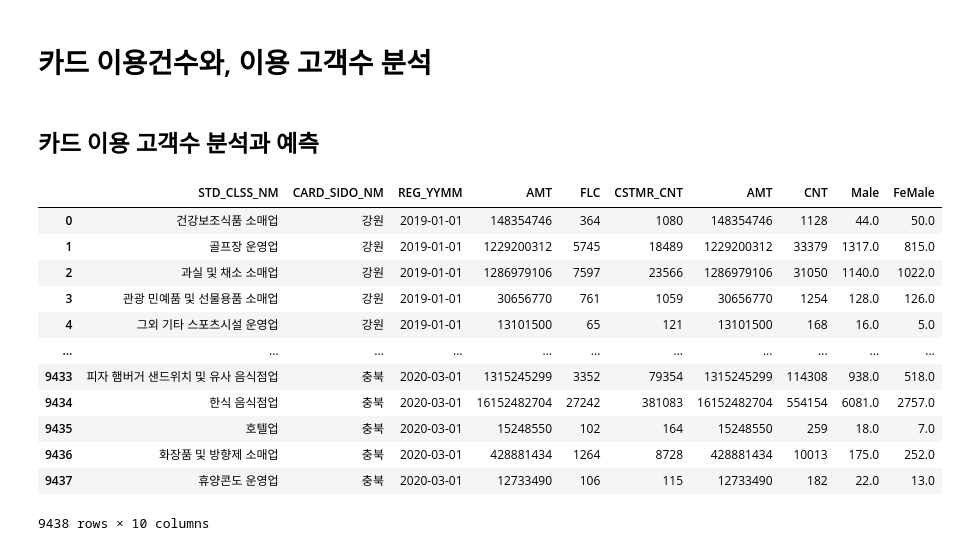
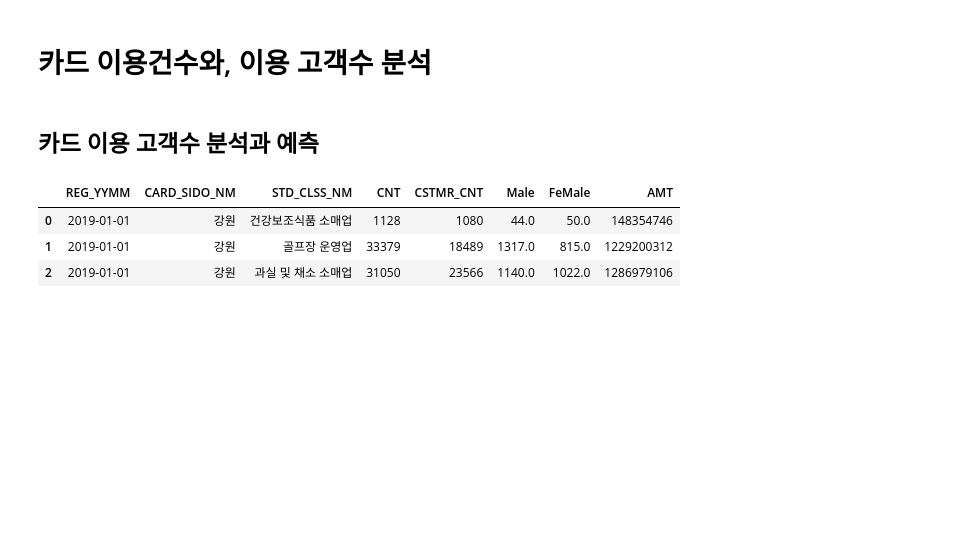
Before and after one commit to brainer3220/Jeju_CreditCard_Compete, a Jupyter notebook: 제주_빅데이터_경진대회.ipynb, the cells around one changed output. Drawn from its saved outputs; the diff is of its cells as text; code cells hidden in the pictures; blank space fills up the shorter version.

```diff
--- a/제주_빅데이터_경진대회.ipynb
+++ b/제주_빅데이터_경진대회.ipynb
@@ -675,25 +677,20 @@ fig.show()
 # %%
 tmp = df.groupby(['REG_YYMM', 'CARD_SIDO_NM','STD_CLSS_NM']).sum()
 tmp.reset_index(level=2, inplace=True)
 tmp.reset_index(level=1, inplace=True)
 tmp.reset_index(level=0, inplace=True)
 
-del tmp['REG_YYMM'], tmp['CARD_SIDO_NM'], tmp['STD_CLSS_NM']
+del tmp['REG_YYMM'], tmp['CARD_SIDO_NM'], tmp['STD_CLSS_NM'], tmp['FLC'], tmp['AMT'],
 tmp = pd.concat([SidoToClassByDate, tmp], axis=1)
-tmp
 
-# SidoToClassByDate
+tmp = tmp[['REG_YYMM', 'CARD_SIDO_NM', 'STD_CLSS_NM', 'CNT', 'CSTMR_CNT', 'Male', 'FeMale', 'AMT']]
+# tmp = SidoToClassByDate[['REG_YYMM', 'CARD_SIDO_NM', 'STD_CLSS_NM', 'AMT']]
+
+# tmp = tmp.reindex(columns=['REG_YYMM','STD_CLSS_NM'])
+
+tmp.head(3)
 # %% [output]
-|  | STD_CLSS_NM | CARD_SIDO_NM | REG_YYMM | AMT | FLC | CSTMR_CNT | AMT | CNT | Male | FeMale |
-| 0 | 건강보조식품 소매업 | 강원 | 2019-01-01 | 148354746 | 364 | 1080 | 148354746 | 1128 | 44.0 | 50.0 |
-| 1 | 골프장 운영업 | 강원 | 2019-01-01 | 1229200312 | 5745 | 18489 | 1229200312 | 33379 | 1317.0 | 815.0 |
-| 2 | 과실 및 채소 소매업 | 강원 | 2019-01-01 | 1286979106 | 7597 | 23566 | 1286979106 | 31050 | 1140.0 | 1022.0 |
-| 3 | 관광 민예품 및 선물용품 소매업 | 강원 | 2019-01-01 | 30656770 | 761 | 1059 | 30656770 | 1254 | 128.0 | 126.0 |
-| 4 | 그외 기타 스포츠시설 운영업 | 강원 | 2019-01-01 | 13101500 | 65 | 121 | 13101500 | 168 | 16.0 | 5.0 |
-| ... | ... | ... | ... | ... | ... | ... | ... | ... | ... | ... |
-| 9433 | 피자 햄버거 샌드위치 및 유사 음식점업 | 충북 | 2020-03-01 | 1315245299 | 3352 | 79354 | 1315245299 | 114308 | 938.0 | 518.0 |
-| 9434 | 한식 음식점업 | 충북 | 2020-03-01 | 16152482704 | 27242 | 381083 | 16152482704 | 554154 | 6081.0 | 2757.0 |
-| 9435 | 호텔업 | 충북 | 2020-03-01 | 15248550 | 102 | 164 | 15248550 | 259 | 18.0 | 7.0 |
-| 9436 | 화장품 및 방향제 소매업 | 충북 | 2020-03-01 | 428881434 | 1264 | 8728 | 428881434 | 10013 | 175.0 | 252.0 |
-| 9437 | 휴양콘도 운영업 | 충북 | 2020-03-01 | 12733490 | 106 | 115 | 12733490 | 182 | 22.0 | 13.0 |
+|  | REG_YYMM | CARD_SIDO_NM | STD_CLSS_NM | CNT | CSTMR_CNT | Male | FeMale | AMT |
+| 0 | 2019-01-01 | 강원 | 건강보조식품 소매업 | 1128 | 1080 | 44.0 | 50.0 | 148354746 |
+| 1 | 2019-01-01 | 강원 | 골프장 운영업 | 33379 | 18489 | 1317.0 | 815.0 | 1229200312 |
+| 2 | 2019-01-01 | 강원 | 과실 및 채소 소매업 | 31050 | 23566 | 1140.0 | 1022.0 | 1286979106 |
-9438 rows × 10 columns
```
Also changed, not shown: parts of 12 cells of this notebook.
